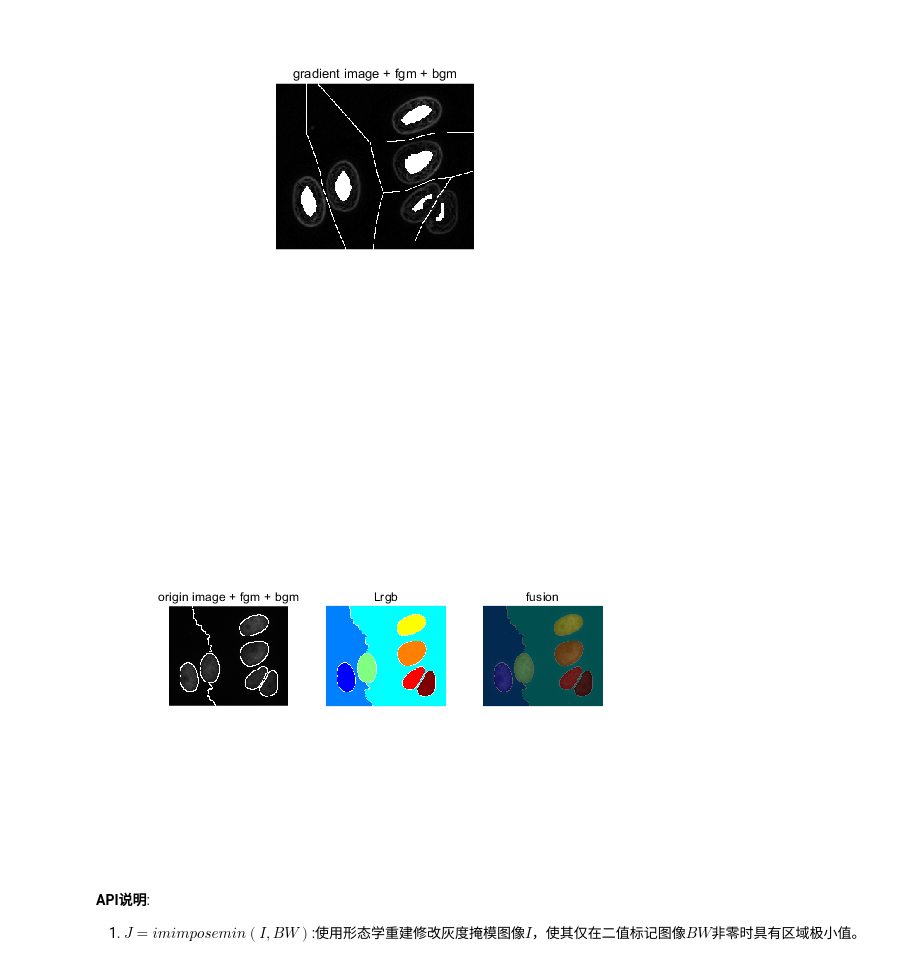
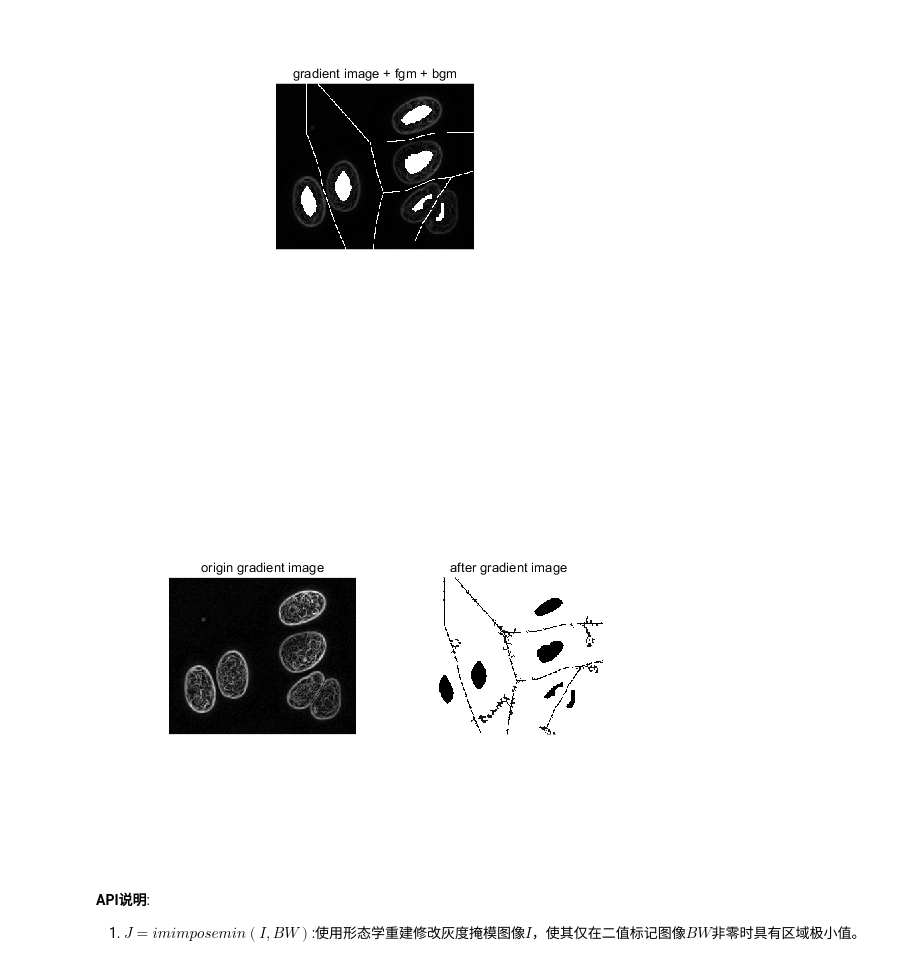
Before and after one commit to GCaptainNemo/image-processing-utils-matlab, a Jupyter notebook: jupyter_notebook/watershed.ipynb, the cells around one changed output. Cells and saved outputs as stored; diff of their text form; code cells hidden in the pictures.

Commit message:
finish watershed imimposemin explaination

```diff
--- a/jupyter_notebook/watershed.ipynb
+++ b/jupyter_notebook/watershed.ipynb
@@ -81,24 +81,17 @@ image_(bgm | fgm) = 255;
 imshow(image_, []); title('gradient image + fgm + bgm');
 # %% [output]
 [figure]
-# %%
-% smooth gradient image
-gradmag2 = imimposemin(gradmag, bgm | fgm);
-
-% draw
-L = watershed(gradmag2);
-I4 = origin_img;
-I4(imdilate(L == 0, ones(2, 2))) = 255;
-figure;
-subplot(131); imshow(I4);title('origin image + fgm + bgm');
-Lrgb = label2rgb(L);
-subplot(132);imshow(Lrgb);title('Lrgb');
-subplot(133);imshow(origin_img);title('fusion')
-hold on
-himage = imshow(Lrgb);
-himage.AlphaData = 0.3;
-# %% [output]
-[figure]
+# %%
+% smooth gradient image
+gradmag2 = imimposemin(gradmag, bgm | fgm);
+%gradmag2 = gradmag - gradmag2;
+%max(gradmag2(:))
+%min(gradmag2(:))
+figure;
+subplot(121);imshow(gradmag, []);title("origin gradient image");
+subplot(122);imshow(gradmag2);title("after gradient image");
+# %% [output]
+[figure, added]
 # %% [markdown]
 **API说明**:
 1. $J = imimposemin(I,BW)$:使用形态学重建修改灰度掩模图像$I$，使其仅在二值标记图像$BW$非零时具有区域极小值。
```
Also changed, not shown: parts of 1 cell of this notebook.
